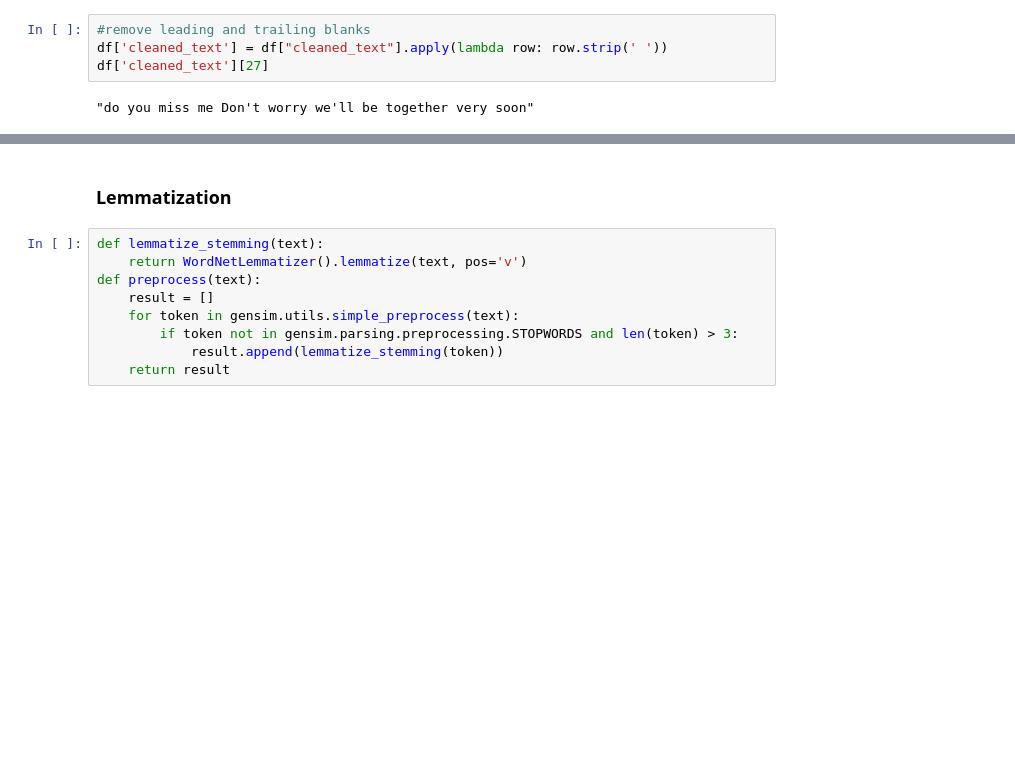
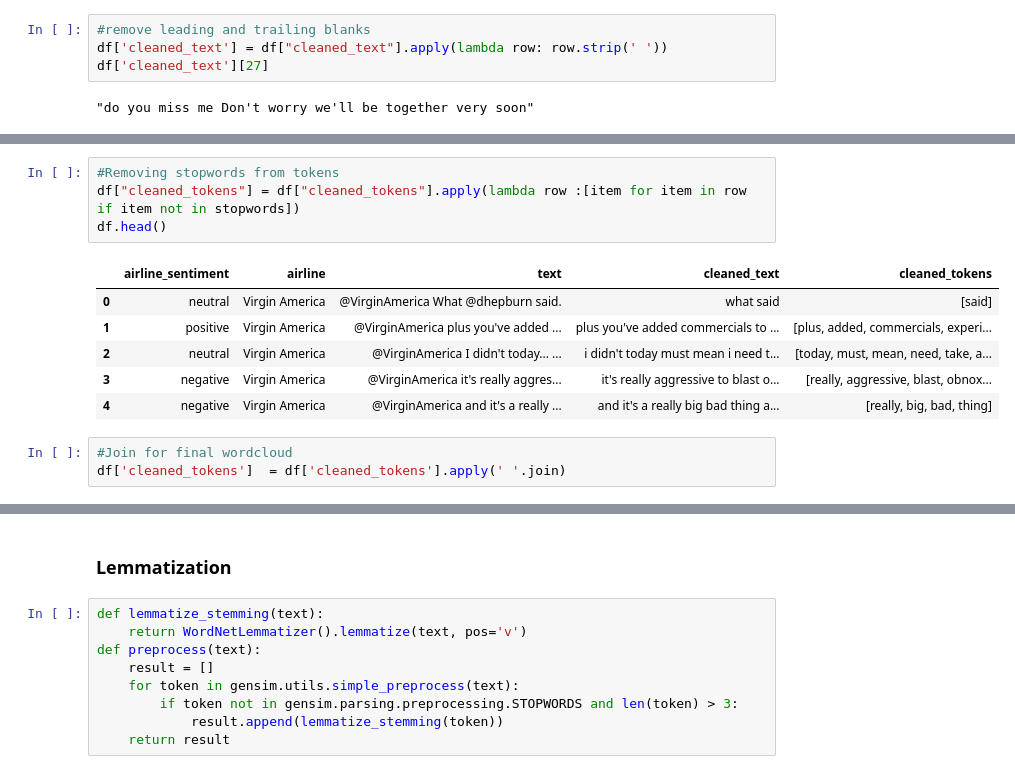
Before and after one commit to Amphibian27/Natural-Language-Processing, a Jupyter notebook: Topic_Modeling_Thematic_Analysis.ipynb, the cells around one changed output, grey strips where cells are left out. Cells and saved outputs as stored; diff of their text form; blank space fills up the shorter version.

```diff
--- a/Topic_Modeling_Thematic_Analysis.ipynb
+++ b/Topic_Modeling_Thematic_Analysis.ipynb
@@ -72,0 +101,14 @@ df['cleaned_text'][27]
+# %%
+#Removing stopwords from tokens
+df["cleaned_tokens"] = df["cleaned_tokens"].apply(lambda row :[item for item in row if item not in stopwords])
+df.head()
+# %% [output]
+|  | airline_sentiment | airline | text | cleaned_text | cleaned_tokens |
+| 0 | neutral | Virgin America | @VirginAmerica What @dhepburn said. | what said | [said] |
+| 1 | positive | Virgin America | @VirginAmerica plus you've added ... | plus you've added commercials to ... | [plus, added, commercials, experi... |
+| 2 | neutral | Virgin America | @VirginAmerica I didn't today... ... | i didn't today must mean i need t... | [today, must, mean, need, take, a... |
+| 3 | negative | Virgin America | @VirginAmerica it's really aggres... | it's really aggressive to blast o... | [really, aggressive, blast, obnox... |
+| 4 | negative | Virgin America | @VirginAmerica and it's a really ... | and it's a really big bad thing a... | [really, big, bad, thing] |
+# %%
+#Join for final wordcloud
+df['cleaned_tokens']  = df['cleaned_tokens'].apply(' '.join)
```
Also changed, not shown: parts of 10 cells of this notebook.
